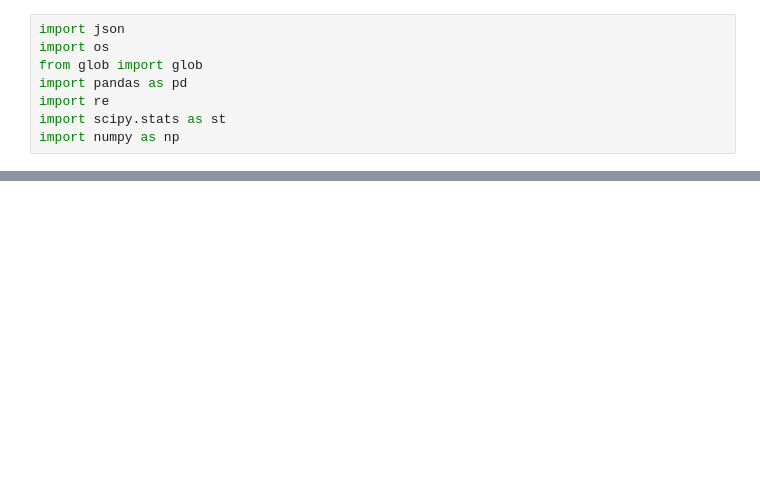
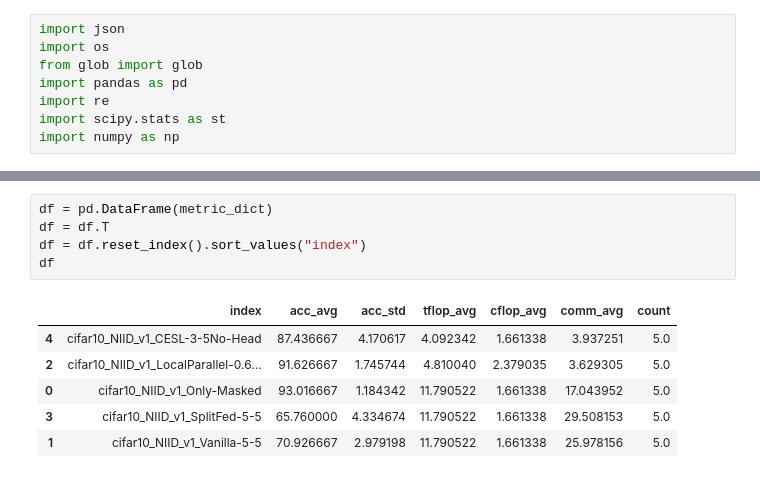
Before and after one commit to ayushchopra96/distributed-ml-research, a Jupyter notebook: split_nn_ucb/compute_metrics.ipynb, the cells around one changed output, grey strips where cells are left out. Saved outputs shown, nothing was run; the diff lists cells and outputs as text; blank space fills up the shorter version.

```diff
--- a/split_nn_ucb/compute_metrics.ipynb
+++ b/split_nn_ucb/compute_metrics.ipynb
@@ -128,0 +146,12 @@ df
+# %%
+df = pd.DataFrame(metric_dict)
+df = df.T
+df = df.reset_index().sort_values("index")
+df
+# %% [output]
+|  | index | acc_avg | acc_std | tflop_avg | cflop_avg | comm_avg | count |
+| 4 | cifar10_NIID_v1_CESL-3-5No-Head | 87.436667 | 4.170617 | 4.092342 | 1.661338 | 3.937251 | 5.0 |
+| 2 | cifar10_NIID_v1_LocalParallel-0.6... | 91.626667 | 1.745744 | 4.810040 | 2.379035 | 3.629305 | 5.0 |
+| 0 | cifar10_NIID_v1_Only-Masked | 93.016667 | 1.184342 | 11.790522 | 1.661338 | 17.043952 | 5.0 |
+| 3 | cifar10_NIID_v1_SplitFed-5-5 | 65.760000 | 4.334674 | 11.790522 | 1.661338 | 29.508153 | 5.0 |
+| 1 | cifar10_NIID_v1_Vanilla-5-5 | 70.926667 | 2.979198 | 11.790522 | 1.661338 | 25.978156 | 5.0 |
```
Also changed, not shown: parts of 9 cells of this notebook, 45 other files.
